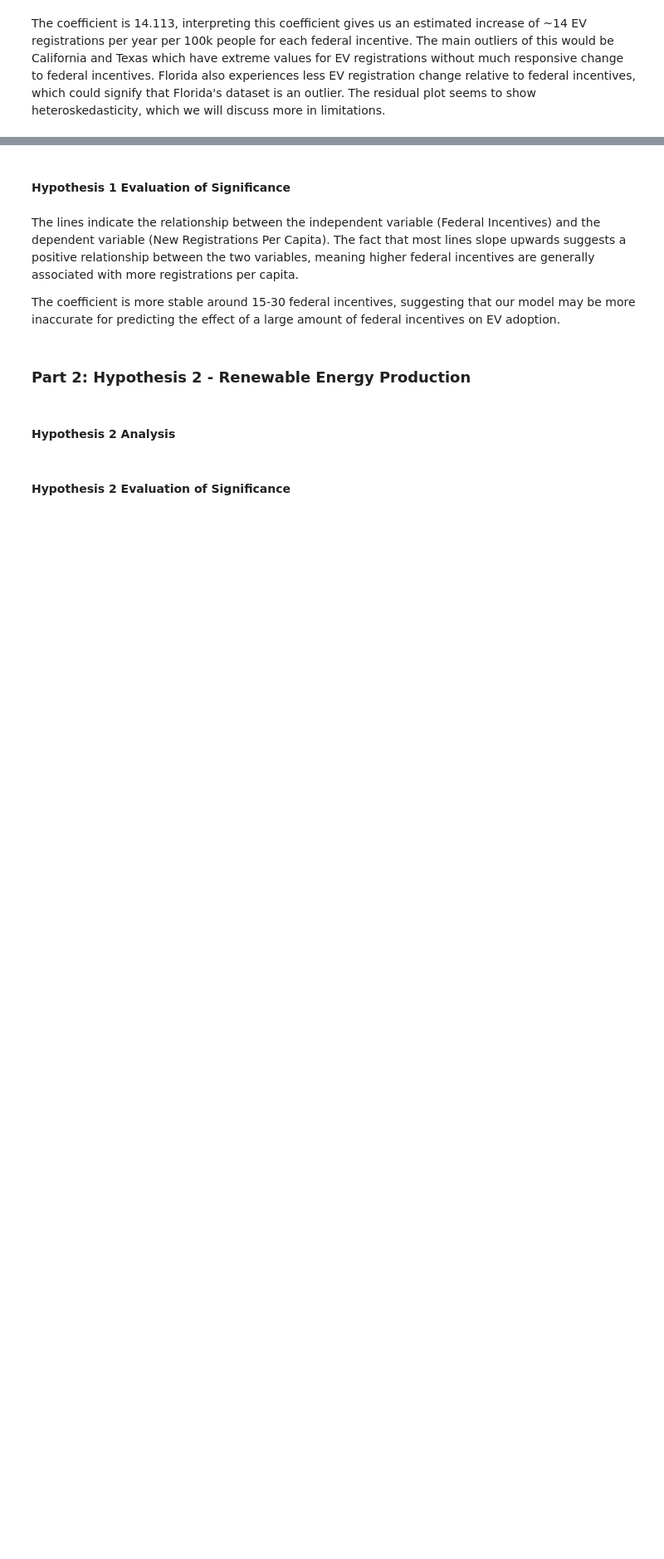
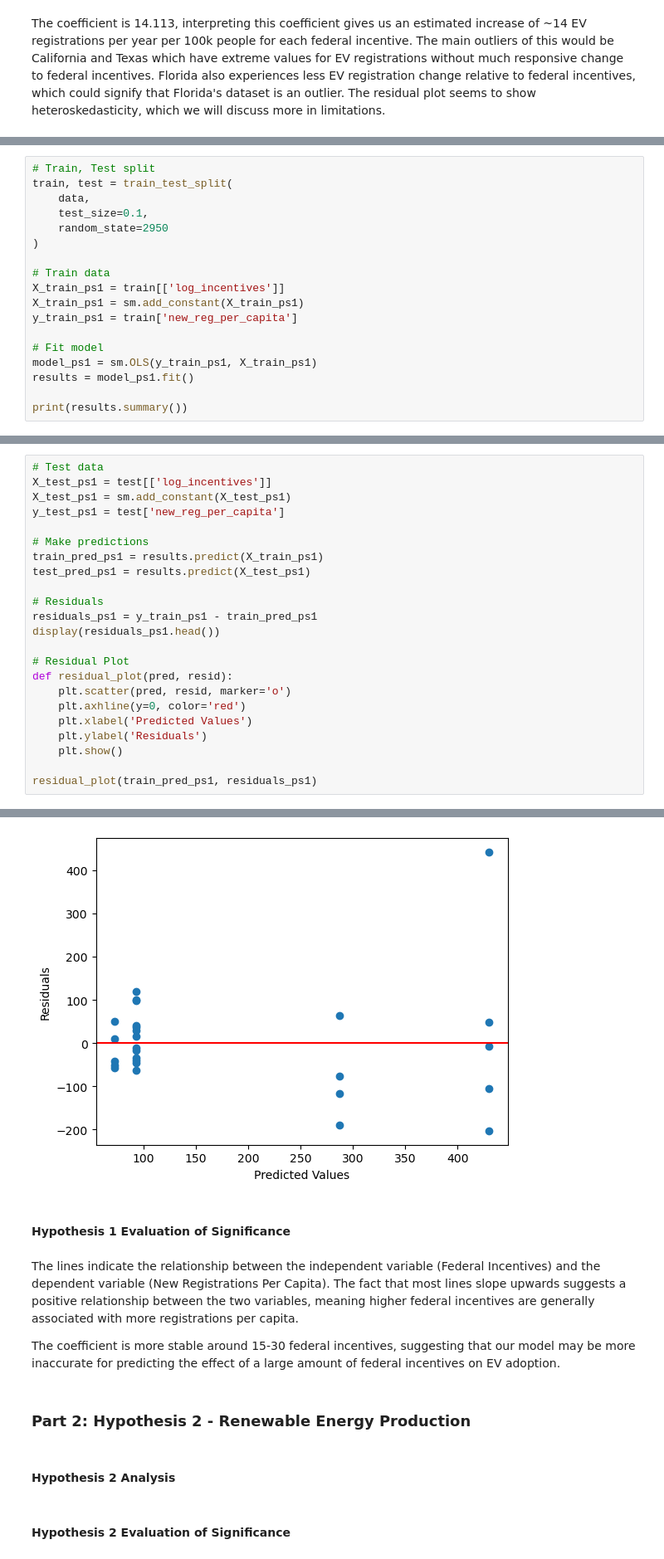
Before and after one commit to kyle-du/ev-research-proj, a Jupyter notebook: INFO2950_Phase 5_Deliverable.ipynb, the cells around one changed output, grey strips where cells are left out. Shown at 83% size. Cells and saved outputs as stored; diff of their text form; blank space fills up the shorter version.

```diff
--- a/INFO2950_Phase 5_Deliverable.ipynb
+++ b/INFO2950_Phase 5_Deliverable.ipynb
@@ -347,0 +368,18 @@ plt.show()
+# %%
+# Train, Test split
+train, test = train_test_split(
+    data,
+    test_size=0.1,
+    random_state=2950
+)
+
+# Train data
+X_train_ps1 = train[['log_incentives']]
+X_train_ps1 = sm.add_constant(X_train_ps1)
+y_train_ps1 = train['new_reg_per_capita']
+
+# Fit model
+model_ps1 = sm.OLS(y_train_ps1, X_train_ps1)
+results = model_ps1.fit()
+
+print(results.summary())
@@ -347,0 +404,24 @@ plt.show()
+# %%
+# Test data
+X_test_ps1 = test[['log_incentives']]
+X_test_ps1 = sm.add_constant(X_test_ps1)
+y_test_ps1 = test['new_reg_per_capita']
+
+# Make predictions
+train_pred_ps1 = results.predict(X_train_ps1)
+test_pred_ps1 = results.predict(X_test_ps1)
+
+# Residuals
+residuals_ps1 = y_train_ps1 - train_pred_ps1
+display(residuals_ps1.head())
+
+# Residual Plot
+def residual_plot(pred, resid):
+    plt.scatter(pred, resid, marker='o')
+    plt.axhline(y=0, color='red')
+    plt.xlabel('Predicted Values')
+    plt.ylabel('Residuals')
+    plt.show()
+
+residual_plot(train_pred_ps1, residuals_ps1)
+# %% [output]
@@ -348,3 +435,4 @@ plt.show()
+[figure, added]
 # %% [markdown]
 #### Hypothesis 1 Evaluation of Significance
 # %% [markdown]
```
Also changed, not shown: parts of 10 cells of this notebook.
